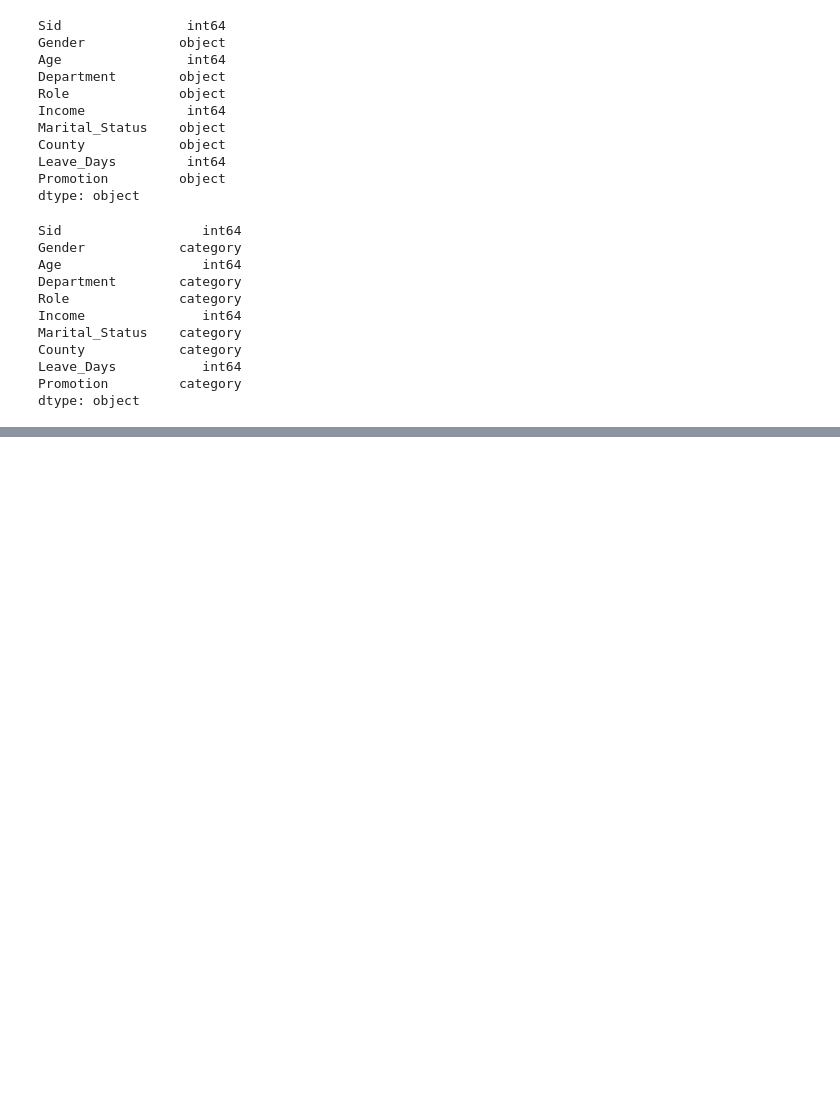
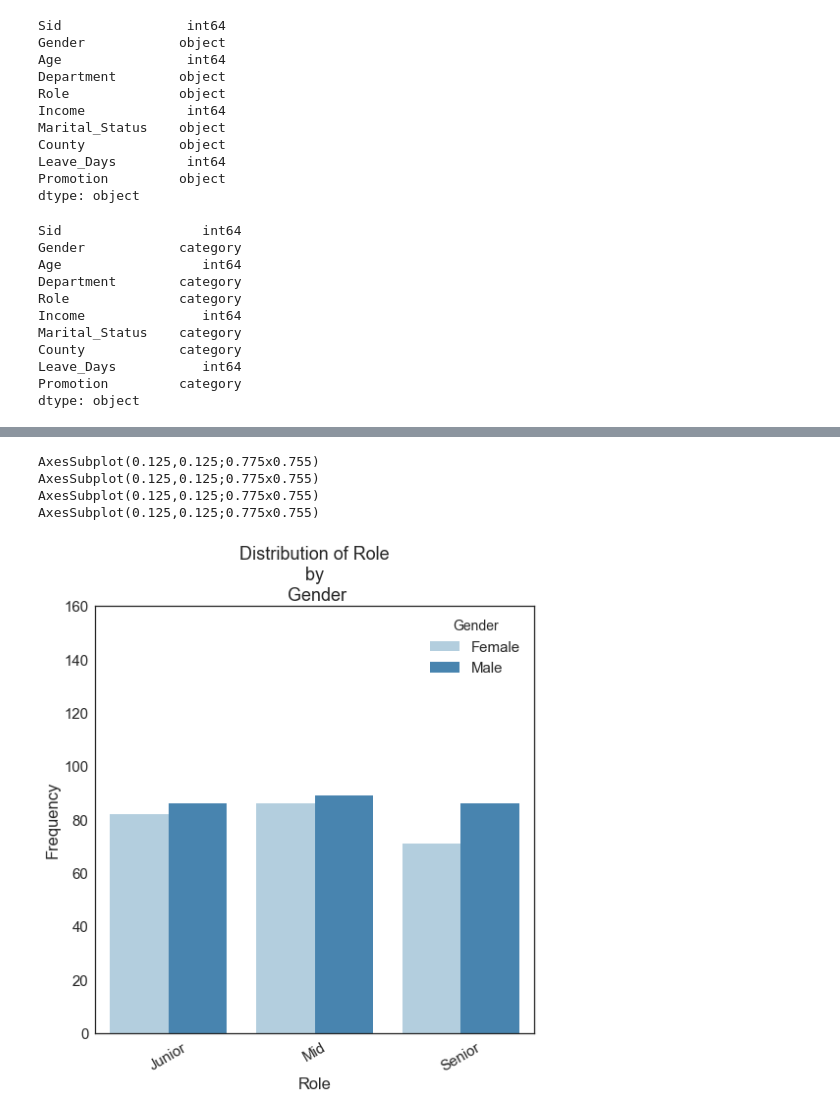
Before and after one commit to Shelmith-Kariuki/python, a Jupyter notebook: 9. Wafanyikazi Employees Analysis.ipynb, the cells around one changed output, grey strips where cells are left out. Saved outputs shown, nothing was run; the diff lists cells and outputs as text; code cells hidden in the pictures; blank space fills up the shorter version.

```diff
--- a/9. Wafanyikazi Employees Analysis.ipynb
+++ b/9. Wafanyikazi Employees Analysis.ipynb
@@ -97,0 +170,14 @@ dtype: object
+# %%
+#11.Plots showing the distribution of Role, Department, Marital Status and Promotion by Gender
+for var in ["Role","Department","Marital_Status","Promotion"]:
+    plt.figure(figsize = (8,8))
+    ax = sns.countplot(x = var, hue = "Gender",data=wafanyikazi,palette = "Blues")
+    ax.set(title = ("Distribution of "+var+"\n by \n Gender"),xlabel = var,ylabel = "Frequency",ylim = (0,160))
+    ax.set_xticklabels(ax.get_xticklabels(),rotation = 30)
+    print(ax)
+# %% [output]
+AxesSubplot(0.125,0.125;0.775x0.755)
+AxesSubplot(0.125,0.125;0.775x0.755)
+AxesSubplot(0.125,0.125;0.775x0.755)
+AxesSubplot(0.125,0.125;0.775x0.755)
+[figure, added]
```
Also changed, not shown: parts of 9 cells of this notebook.
